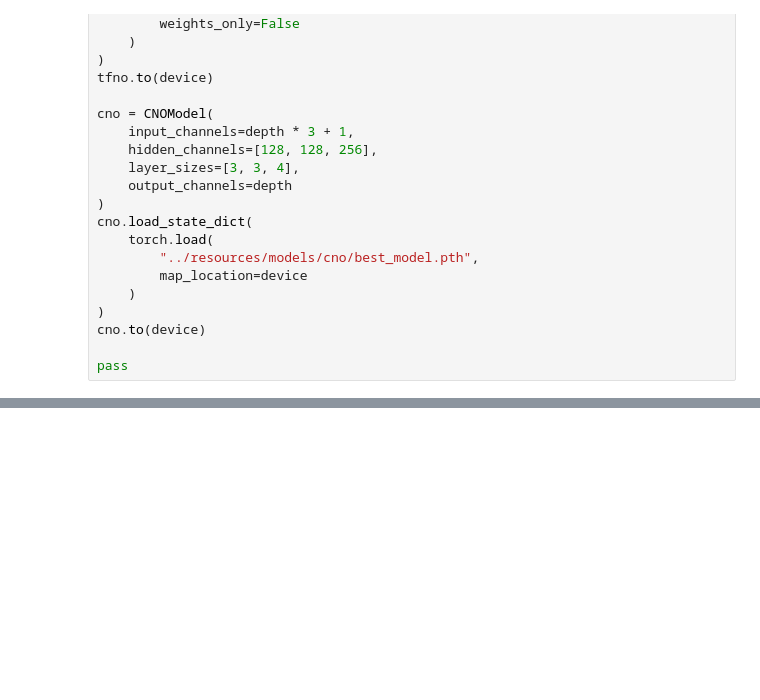
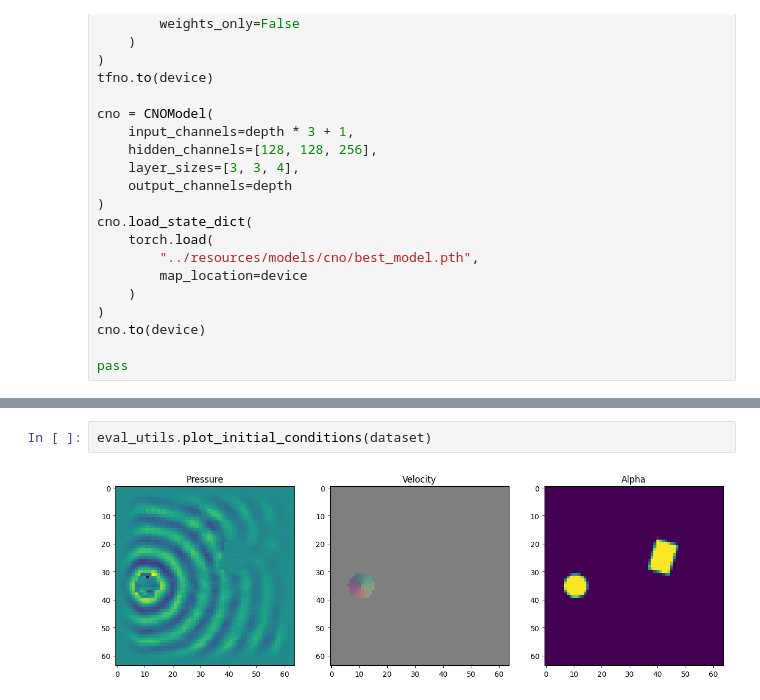
Before and after one commit to fangjunzhou/acoustic-no, a Jupyter notebook: notebooks/eval.ipynb, the cells around one changed output, grey strips where cells are left out. Saved outputs shown, nothing was run; the diff lists cells and outputs as text; blank space fills up the shorter version.

```diff
--- a/notebooks/eval.ipynb
+++ b/notebooks/eval.ipynb
@@ -101,0 +110,4 @@ Average results for model 'CNO':
+# %%
+eval_utils.plot_initial_conditions(dataset)
+# %% [output]
+[figure, added]
```
Also changed, not shown: parts of 8 cells of this notebook, 2 other files.
